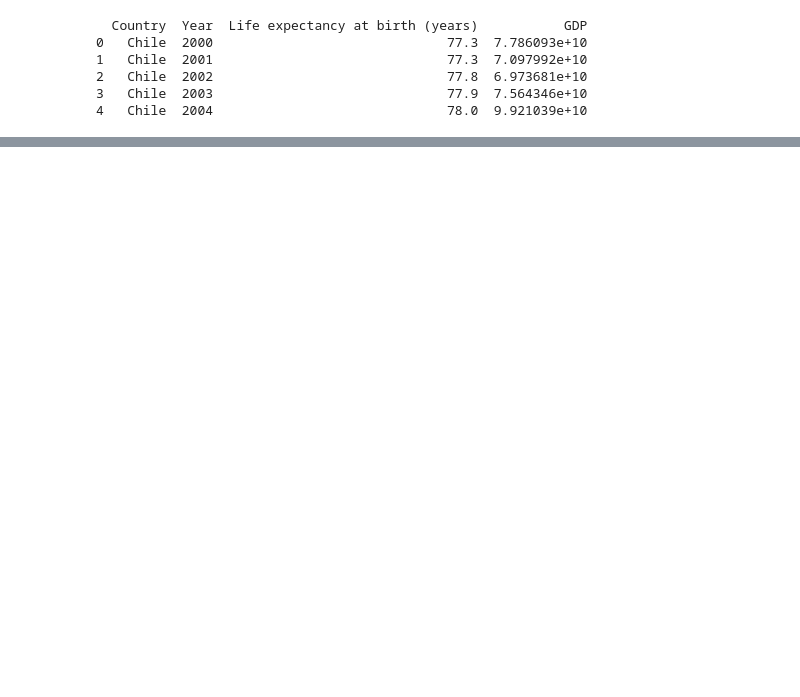
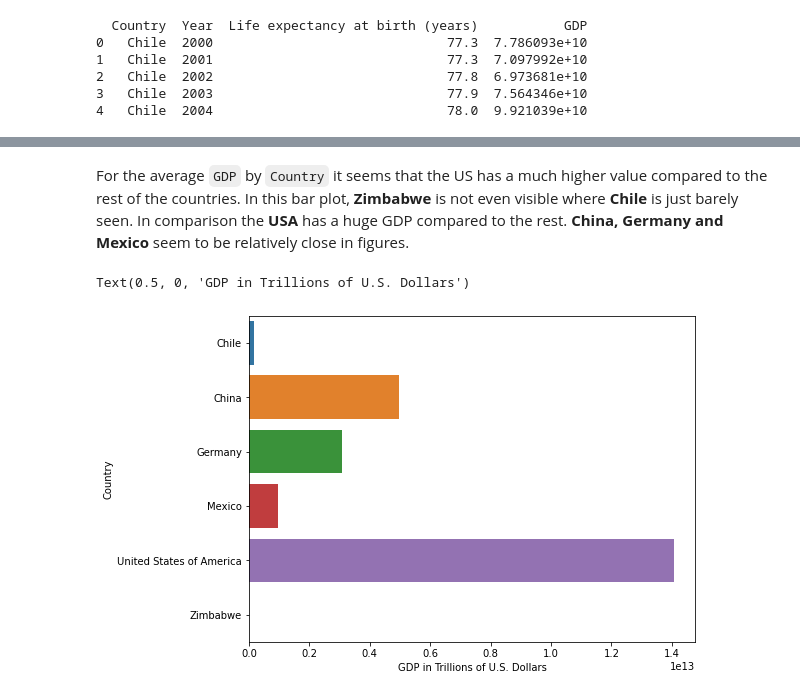
Before and after one commit to jkopz/life-expectancy-and-gdp, a Jupyter notebook: life_expectancy_gdp.ipynb, the cells around one changed output, grey strips where cells are left out. Saved outputs shown, nothing was run; the diff lists cells and outputs as text; code cells hidden in the pictures; blank space fills up the shorter version.

```diff
--- a/life_expectancy_gdp.ipynb
+++ b/life_expectancy_gdp.ipynb
@@ -88,0 +136,10 @@ plt.show()
+# %% [markdown]
+For the average `GDP` by `Country` it seems that the US has a much higher value compared to the rest of the countries.
+In this bar plot, **Zimbabwe** is not even visible where **Chile** is just barely seen. In comparison the **USA** has a huge GDP compared to the rest. **China, Germany and Mexico** seem to be relatively close in figures.
+# %%
+plt.figure(figsize=(8,6))
+sns.barplot(x="GDP", y="Country", data=dfMeans)
+plt.xlabel("GDP in Trillions of U.S. Dollars")
+# %% [output]
+Text(0.5, 0, 'GDP in Trillions of U.S. Dollars')
+[figure, added]
```
Also changed, not shown: parts of 48 cells of this notebook.
